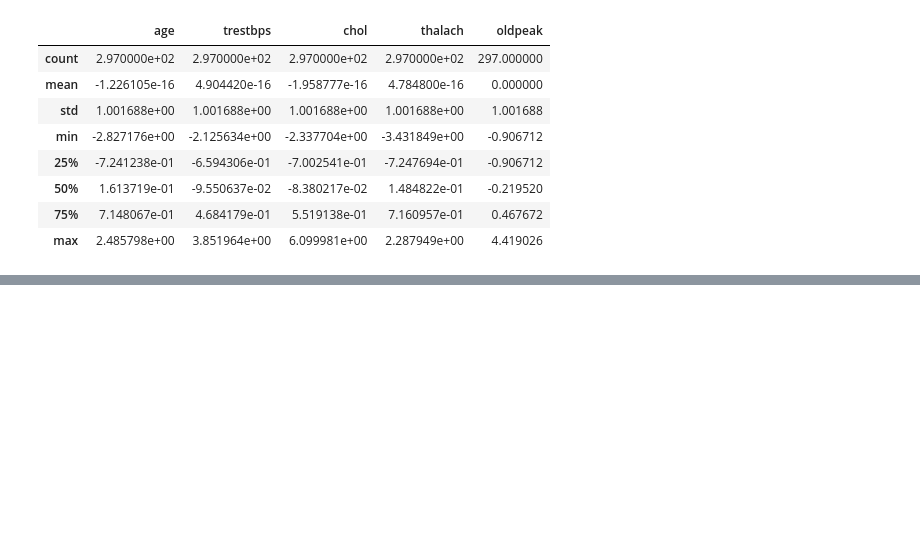
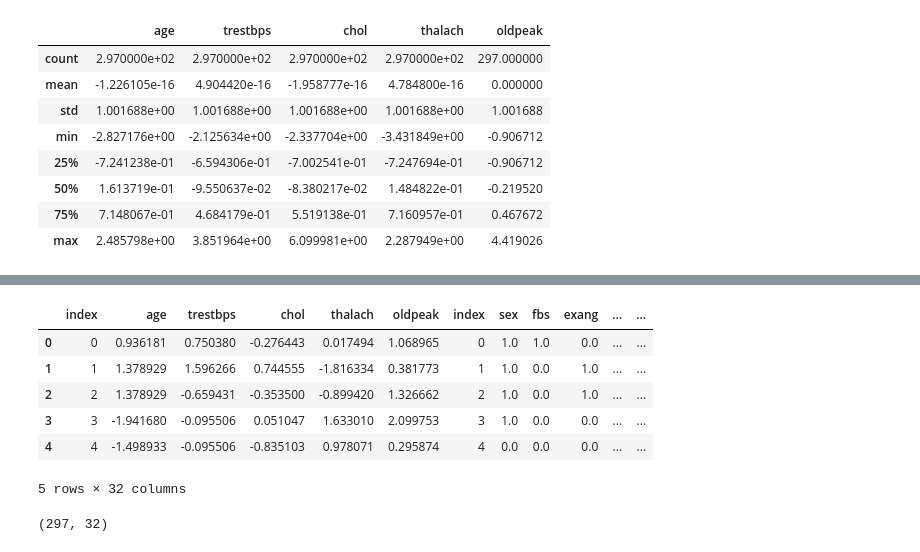
Before and after one commit to Cameron-Watts/Capstone-notebooks, a Jupyter notebook: Notebooks/Classification Methods/Classification Methods - KNN.ipynb, the cells around one changed output, grey strips where cells are left out. Drawn from its saved outputs; the diff is of its cells as text; code cells hidden in the pictures; blank space fills up the shorter version.

```diff
--- a/Notebooks/Classification Methods/Classification Methods - KNN.ipynb
+++ b/Notebooks/Classification Methods/Classification Methods - KNN.ipynb
@@ -269,0 +279,32 @@ df.describe()
+# %%
+#Reset all indexes
+df = df.reset_index()
+cat_variables = cat_variables.reset_index()
+cp_dummies = cp_dummies.reset_index()
+restecg_dummies = restecg_dummies.reset_index()
+slope_dummies = slope_dummies.reset_index()
+thal_dummies = thal_dummies.reset_index()
+ca_dummies = ca_dummies.reset_index()
+
+#Recombine all sources of data back into a singular DataFrame object
+df = pd.concat([df,
+                cat_variables,
+                cp_dummies,
+                restecg_dummies,
+                slope_dummies,
+                thal_dummies,
+                ca_dummies], ignore_index=False, axis=1)
+# %%
+df.head()
+# %% [output]
+|  | index | age | trestbps | chol | thalach | oldpeak | index | sex | fbs | exang | ... | ... |
+| 0 | 0 | 0.936181 | 0.750380 | -0.276443 | 0.017494 | 1.068965 | 0 | 1.0 | 1.0 | 0.0 | ... | ... |
+| 1 | 1 | 1.378929 | 1.596266 | 0.744555 | -1.816334 | 0.381773 | 1 | 1.0 | 0.0 | 1.0 | ... | ... |
+| 2 | 2 | 1.378929 | -0.659431 | -0.353500 | -0.899420 | 1.326662 | 2 | 1.0 | 0.0 | 1.0 | ... | ... |
+| 3 | 3 | -1.941680 | -0.095506 | 0.051047 | 1.633010 | 2.099753 | 3 | 1.0 | 0.0 | 0.0 | ... | ... |
+| 4 | 4 | -1.498933 | -0.095506 | -0.835103 | 0.978071 | 0.295874 | 4 | 0.0 | 0.0 | 0.0 | ... | ... |
+5 rows × 32 columns
+# %%
+df.shape
+# %% [output]
+(297, 32)
```
Also changed, not shown: parts of 14 cells of this notebook.
